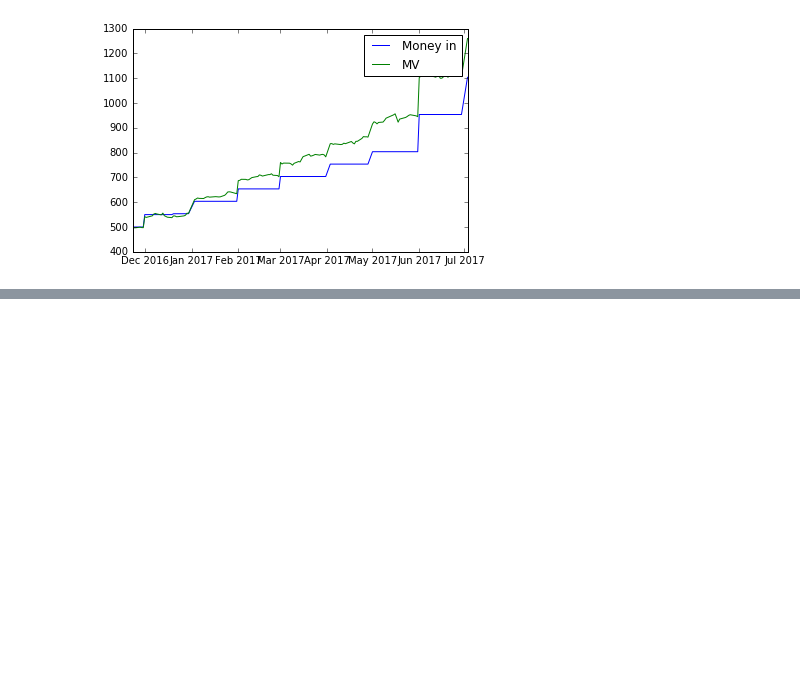
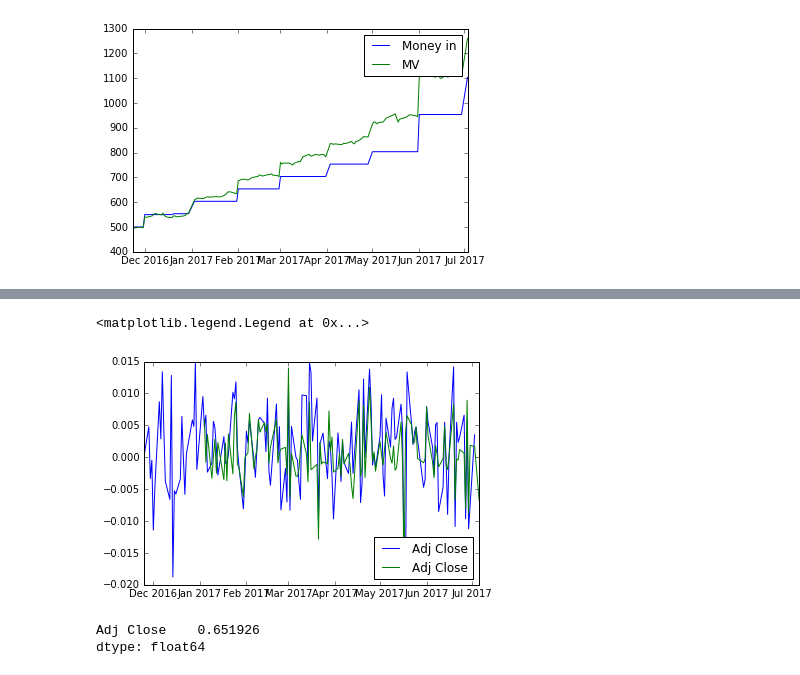
Before and after one commit to jonnance/Returns, a Jupyter notebook: Funds Analysis.ipynb, the cells around one changed output, grey strips where cells are left out. Cells and saved outputs as stored; diff of their text form; code cells hidden in the pictures; blank space fills up the shorter version.

```diff
--- a/Funds Analysis.ipynb
+++ b/Funds Analysis.ipynb
@@ -93,0 +116,7 @@ df.to_csv('H:/GIM Strategy and Execution/data.csv')
+# %%
+plt.plot(jemsx.pct_change(1).dropna())
+plt.plot(spy['Adj Close'].pct_change(1).dropna())
+plt.legend(loc = 'lower right')
+# %% [output]
+<matplotlib.legend.Legend at 0x...>
+[figure, added]
@@ -93,0 +128,5 @@ df.to_csv('H:/GIM Strategy and Execution/data.csv')
+# %%
+emRet.corrwith(spyRet)
+# %% [output]
+Adj Close    0.651926
+dtype: float64
```
Also changed, not shown: parts of 31 cells of this notebook.
